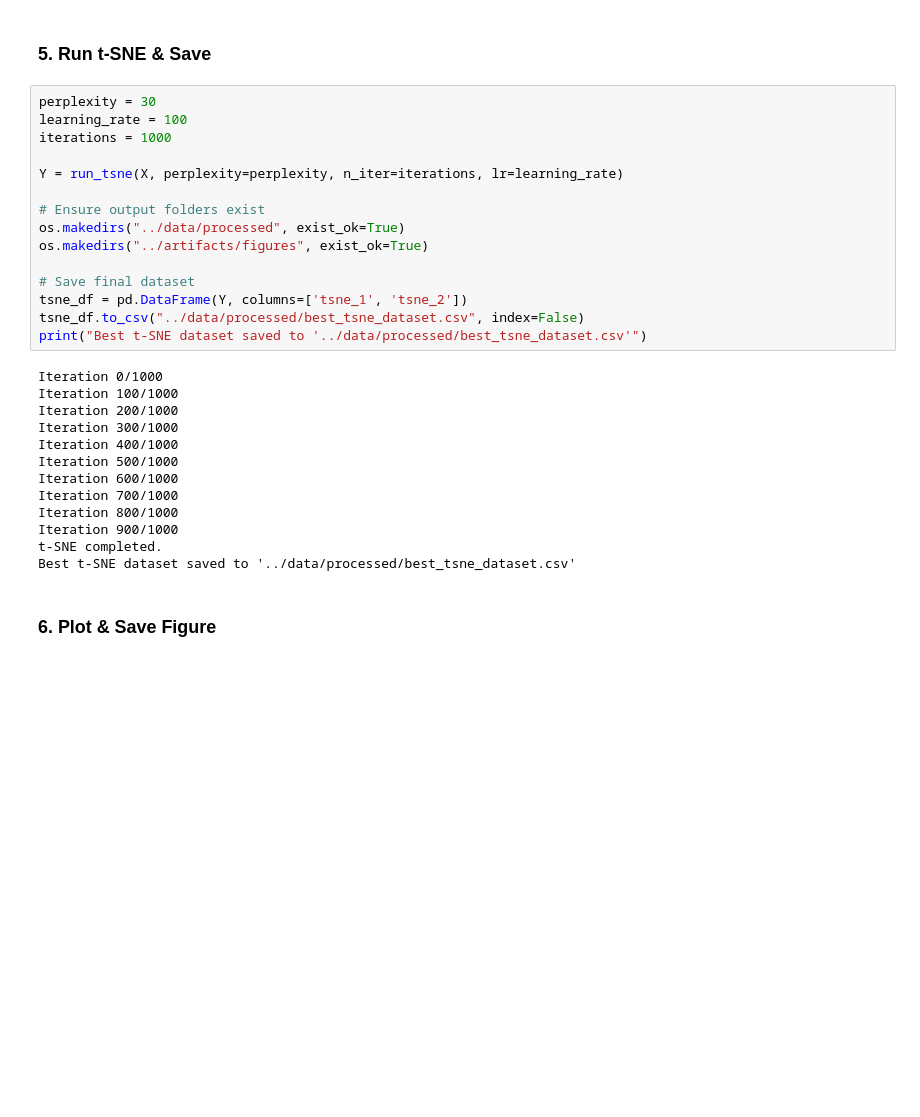
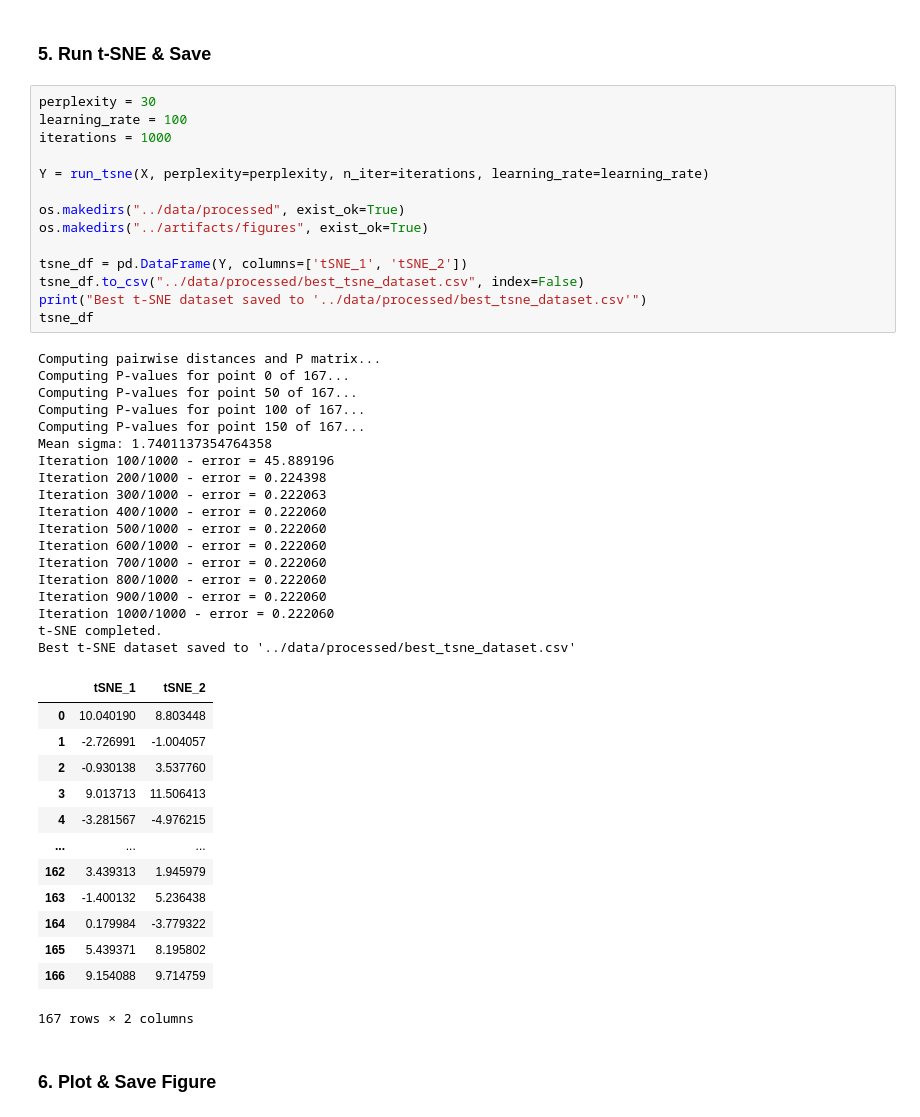
Before and after one commit to dinod001/country-economic-clustering, a Jupyter notebook: dimensionality Reduction/tsne.ipynb, the cells around one changed output. Drawn from its saved outputs; the diff is of its cells as text; blank space fills up the shorter version.

```diff
--- a/dimensionality Reduction/tsne.ipynb
+++ b/dimensionality Reduction/tsne.ipynb
@@ -89,31 +120,49 @@ def run_tsne(X: np.ndarray, perplexity=30, n_iter=1000, lr=200) -> np.ndarray:
 # %%
 perplexity = 30
 learning_rate = 100
 iterations = 1000
 
-Y = run_tsne(X, perplexity=perplexity, n_iter=iterations, lr=learning_rate)
+Y = run_tsne(X, perplexity=perplexity, n_iter=iterations, learning_rate=learning_rate)
 
-# Ensure output folders exist
 os.makedirs("../data/processed", exist_ok=True)
 os.makedirs("../artifacts/figures", exist_ok=True)
 
-# Save final dataset
-tsne_df = pd.DataFrame(Y, columns=['tsne_1', 'tsne_2'])
+tsne_df = pd.DataFrame(Y, columns=['tSNE_1', 'tSNE_2'])
 tsne_df.to_csv("../data/processed/best_tsne_dataset.csv", index=False)
 print("Best t-SNE dataset saved to '../data/processed/best_tsne_dataset.csv'")
+tsne_df
 # %% [output]
-Iteration 0/1000
-Iteration 100/1000
-Iteration 200/1000
-Iteration 300/1000
-Iteration 400/1000
-Iteration 500/1000
-Iteration 600/1000
-Iteration 700/1000
-Iteration 800/1000
-Iteration 900/1000
+Computing pairwise distances and P matrix...
+Computing P-values for point 0 of 167...
+Computing P-values for point 50 of 167...
+Computing P-values for point 100 of 167...
+Computing P-values for point 150 of 167...
+Mean sigma: 1.7401137354764358
+Iteration 100/1000 - error = 45.889196
+Iteration 200/1000 - error = 0.224398
+Iteration 300/1000 - error = 0.222063
+Iteration 400/1000 - error = 0.222060
+Iteration 500/1000 - error = 0.222060
+Iteration 600/1000 - error = 0.222060
+Iteration 700/1000 - error = 0.222060
+Iteration 800/1000 - error = 0.222060
+Iteration 900/1000 - error = 0.222060
+Iteration 1000/1000 - error = 0.222060
 t-SNE completed.
 Best t-SNE dataset saved to '../data/processed/best_tsne_dataset.csv'
+|  | tSNE_1 | tSNE_2 |
+| 0 | 10.040190 | 8.803448 |
+| 1 | -2.726991 | -1.004057 |
+| 2 | -0.930138 | 3.537760 |
+| 3 | 9.013713 | 11.506413 |
+| 4 | -3.281567 | -4.976215 |
+| ... | ... | ... |
+| 162 | 3.439313 | 1.945979 |
+| 163 | -1.400132 | 5.236438 |
+| 164 | 0.179984 | -3.779322 |
+| 165 | 5.439371 | 8.195802 |
+| 166 | 9.154088 | 9.714759 |
+167 rows × 2 columns
 # %% [markdown]
 ### 6. Plot & Save Figure
 # %%
```
Also changed, not shown: parts of 5 cells of this notebook, 10 other files.
